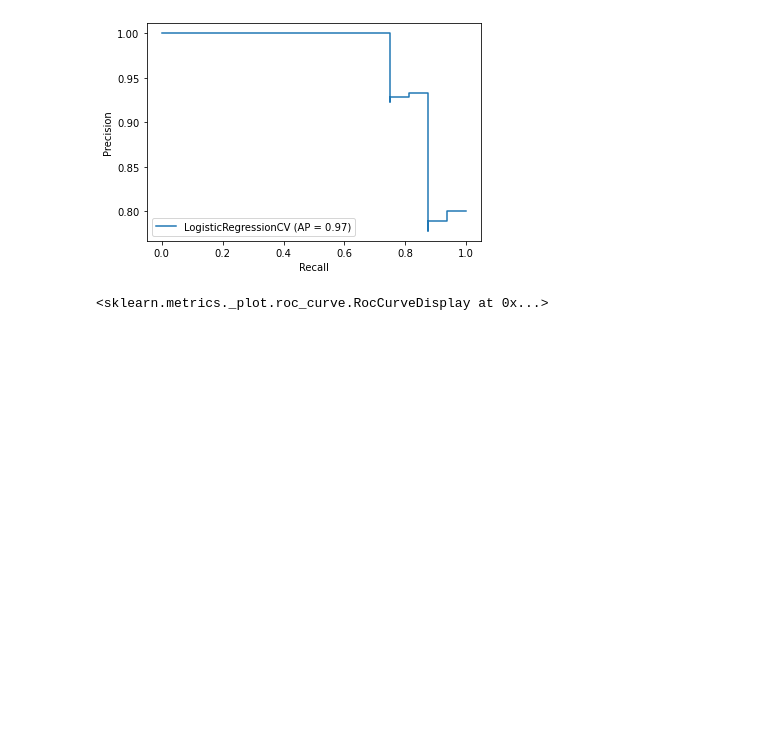
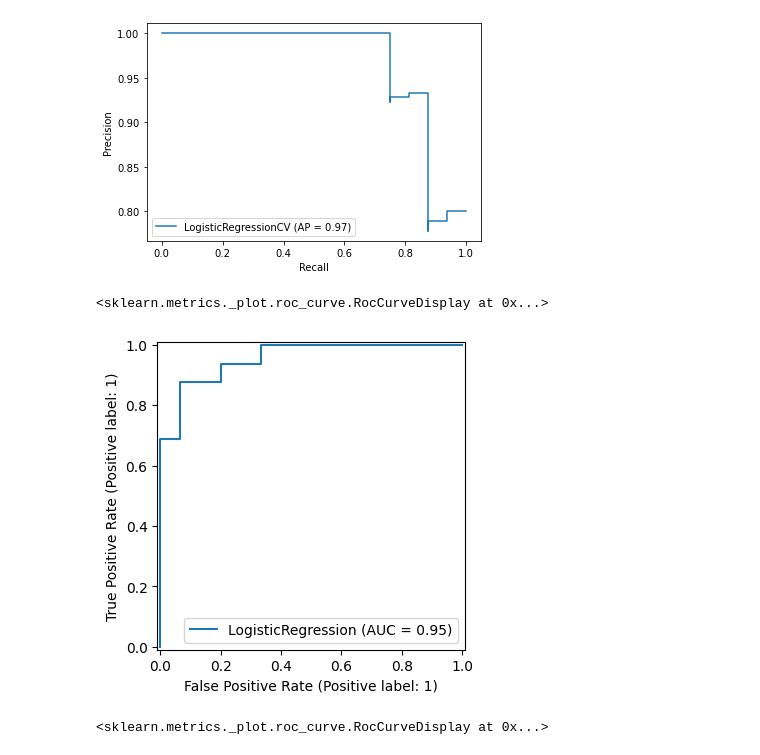
Before and after one commit to montypie/DS_Projects, a Jupyter notebook: exams/Regression/Logistic-Regression-Opdracht_YK.ipynb, the cells around one changed output. Cells and saved outputs as stored; diff of their text form; code cells hidden in the pictures; blank space fills up the shorter version.

```diff
--- a/exams/Regression/Logistic-Regression-Opdracht_YK.ipynb
+++ b/exams/Regression/Logistic-Regression-Opdracht_YK.ipynb
@@ -415,3 +424,9 @@ weighted avg       0.84      0.84      0.84        31
+# %%
+fig, ax = plt.subplots(figsize=(4, 4))
+RocCurveDisplay.from_estimator(best_model, X_test, y_test, ax=ax)
+# %% [output]
+<sklearn.metrics._plot.roc_curve.RocCurveDisplay at 0x...>
+[figure, added]
 # %%
 # %% [output]
 <sklearn.metrics._plot.roc_curve.RocCurveDisplay at 0x...>
```
Also changed, not shown: parts of 5 cells of this notebook.
